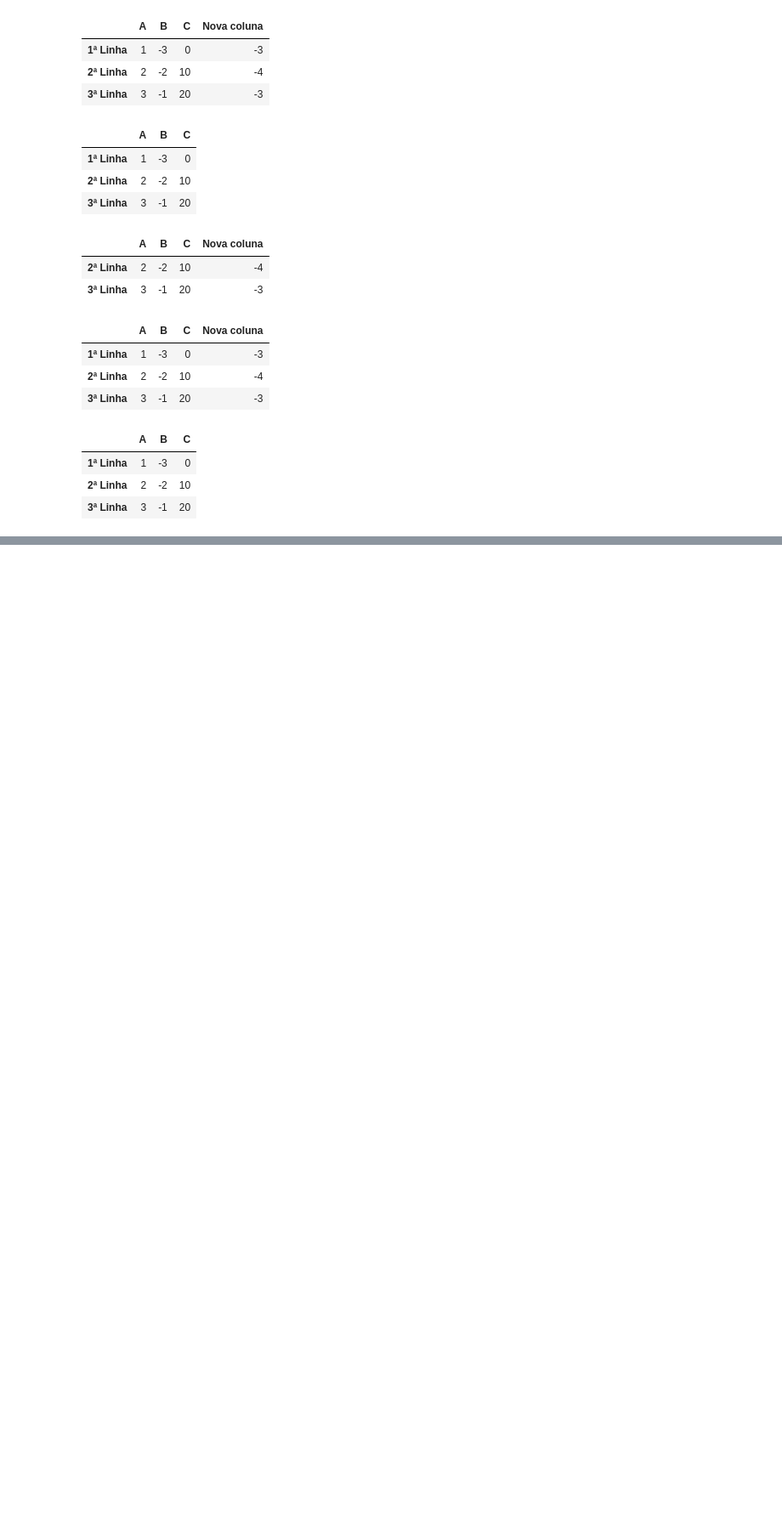
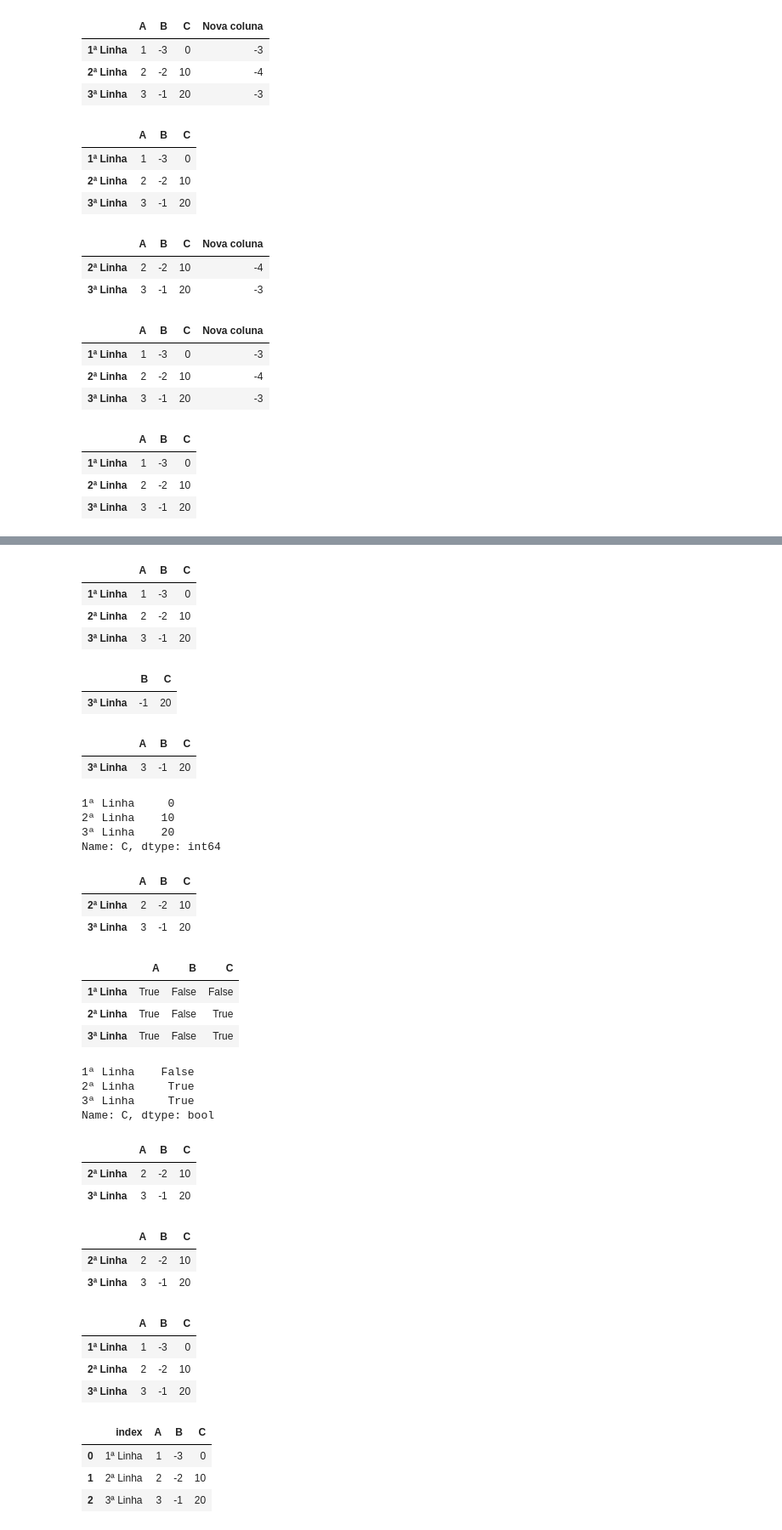
Before and after one commit to danielvieira95/Inteligencia_Artificial_2025, a Jupyter notebook: Turma-A/aula02/codigo.ipynb, the cells around one changed output, grey strips where cells are left out. Shown: that part at 85% size. Cells and saved outputs as stored; diff of their text form; code cells hidden in the pictures; blank space fills up the shorter version.

Commit message:
aula 02
Resetando o index do dataframe

```diff
--- a/Turma-A/aula02/codigo.ipynb
+++ b/Turma-A/aula02/codigo.ipynb
@@ -104,0 +143,27 @@ Dataframe_01
+# %%
+Dataframe_01.tail() # Mostra as 4 ultimas linhas do Dataframe
+# %% [output]
+|  | A | B | C |
+| 1ª Linha | 1 | -3 | 0 |
+| 2ª Linha | 2 | -2 | 10 |
+| 3ª Linha | 3 | -1 | 20 |
+# %%
+# Localizando linhas pelo indice numerico
+Dataframe_01.iloc[2:3,1:] # Linha, coluna
+# %% [output]
+|  | B | C |
+| 3ª Linha | -1 | 20 |
+# %%
+# Localizando linhas pelo indice numerico
+Dataframe_01.iloc[2:3] # Linha, coluna
+# %% [output]
+|  | A | B | C |
+| 3ª Linha | 3 | -1 | 20 |
+# %%
+# Localizando linhas pelo indice numerico
+Dataframe_01.iloc[:,2] # Linha, coluna
+# %% [output]
+1ª Linha     0
+2ª Linha    10
+3ª Linha    20
+Name: C, dtype: int64
@@ -104,0 +174,49 @@ Dataframe_01
+# %%
+Dataframe_02
+# %% [output]
+|  | A | B | C |
+| 2ª Linha | 2 | -2 | 10 |
+| 3ª Linha | 3 | -1 | 20 |
+# %%
+Dataframe_01>0 # retornar onde os numero sao maior que 0
+# %% [output]
+|  | A | B | C |
+| 1ª Linha | True | False | False |
+| 2ª Linha | True | False | True |
+| 3ª Linha | True | False | True |
+# %%
+Filtro
+# %% [output]
+1ª Linha    False
+2ª Linha     True
+3ª Linha     True
+Name: C, dtype: bool
+# %%
+# Criando filtro de duas colunas
+Dataframe_01[(Dataframe_01['A']>1)& (Dataframe_01['C']>0)]
+# %% [output]
+|  | A | B | C |
+| 2ª Linha | 2 | -2 | 10 |
+| 3ª Linha | 3 | -1 | 20 |
+# %%
+# Criando filtro de duas colunas com a logica or
+Dataframe_01[(Dataframe_01['A']>5)| (Dataframe_01['C']>2)]
+# %% [output]
+|  | A | B | C |
+| 2ª Linha | 2 | -2 | 10 |
+| 3ª Linha | 3 | -1 | 20 |
+# %%
+Dataframe_01
+# %% [output]
+|  | A | B | C |
+| 1ª Linha | 1 | -3 | 0 |
+| 2ª Linha | 2 | -2 | 10 |
+| 3ª Linha | 3 | -1 | 20 |
+# %%
+# Resetando o index do Dataframe
+Dataframe_01.reset_index()
+# %% [output]
+|  | index | A | B | C |
+| 0 | 1ª Linha | 1 | -3 | 0 |
+| 1 | 2ª Linha | 2 | -2 | 10 |
+| 2 | 3ª Linha | 3 | -1 | 20 |
```
Also changed, not shown: parts of 11 cells of this notebook.
